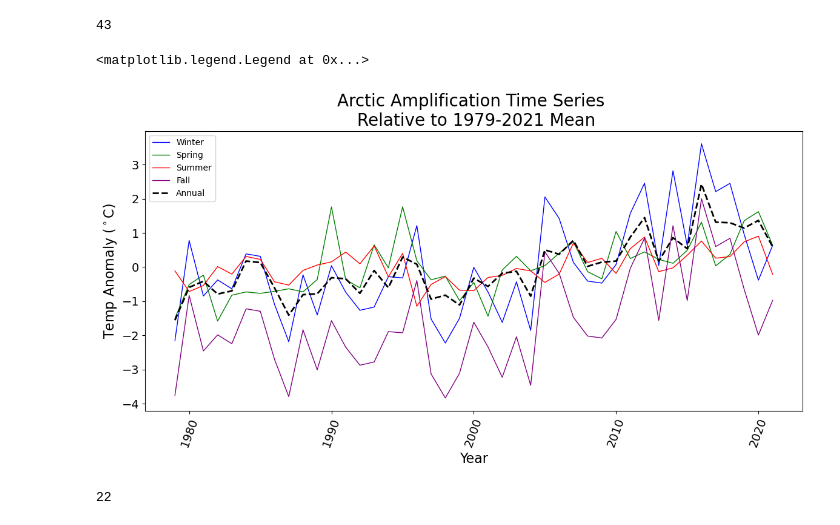
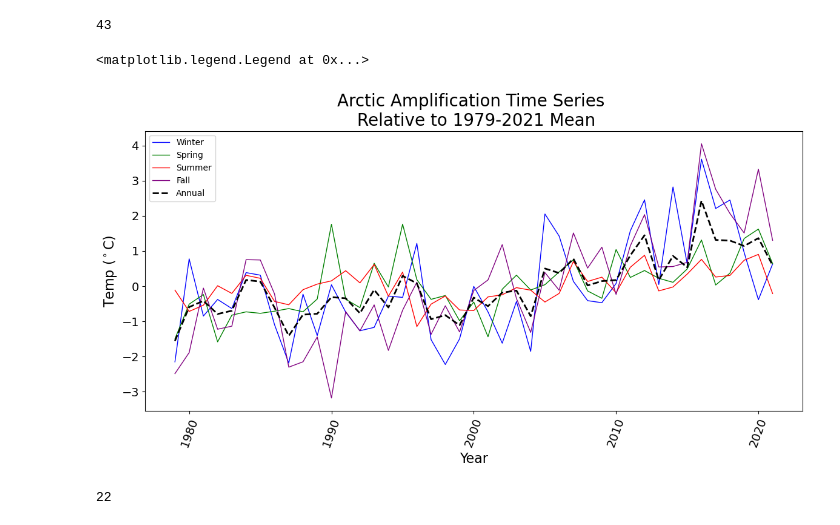
Before and after one commit to cgsutter/ATM622-General-Circulation, a Jupyter notebook: testing/CFSR_plots.ipynb, the cells around one changed output. Saved outputs shown, nothing was run; the diff lists cells and outputs as text; code cells hidden in the pictures.

```diff
--- a/testing/CFSR_plots.ipynb
+++ b/testing/CFSR_plots.ipynb
@@ -608,8 +610,8 @@ anom_jas_arctic = np.array([x - arctic_jas for x in summer_arctic])
 anom_jas_midlat = np.array([x - midlat_jas for x in summer_midlat])
 summer = (anom_jas_arctic - anom_jas_midlat).tolist()
 
-anom_ond_arctic = np.array([x - arctic_ond for x in winter_arctic])
-anom_ond_midlat = np.array([x - midlat_ond for x in winter_midlat])
+anom_ond_arctic = np.array([x - arctic_ond for x in fall_arctic])
+anom_ond_midlat = np.array([x - midlat_ond for x in fall_midlat])
 fall = (anom_ond_arctic - anom_ond_midlat).tolist()
 
 anom_ann_arctic = np.array([x - arctic_ann for x in annual_arctic])
@@ -640,29 +642,29 @@ print(len(annual))
 # %%
 
 ## Create figure of a particular size
 fig = plt.figure(figsize=(14, 6))
 
 ## TS Karl
 # add plots for TS Karl windspeed
 ax1 = fig.add_subplot(1, 1, 1)
 
 ax1.plot(years, winter, label='Winter', color='blue',linewidth=1, markersize = 6) #, marker='o'
 ax1.plot(years, spring, label='Spring', color='green',linewidth=1, markersize = 6) # , marker='o'
 ax1.plot(years, summer, label='Summer', color='red',linewidth=1, markersize = 6) #, marker='o'
 ax1.plot(years, fall, label='Fall', color='purple',linewidth=1, markersize = 6) #, marker='o'
 ax1.plot(years, annual, label='Annual', color='black',linewidth=2, linestyle='--', markersize = 6) #, marker='o'
 
 
 ax1.set_title('Arctic Amplification Time Series \n Relative to 1979-2021 Mean', size = 20)
 ax1.set_xlabel('Year', size = 16)
-ax1.set_ylabel('Temp Anomaly ($^\circ$C)', size = 16)
+ax1.set_ylabel('Temp ($^\circ$C)', size = 16)
 ax1.tick_params(axis='x', labelrotation = 70, labelsize=14)
 ax1.tick_params(axis='y',  labelsize=14)
 
 ax1.legend(loc='upper left')
 # %% [output]
 <matplotlib.legend.Legend at 0x...>
-[figure, old version]
+[figure, new version]
 # %%
 2_2
 # %% [output]
```
Also changed, not shown: parts of 3 cells of this notebook, 3 other files.
